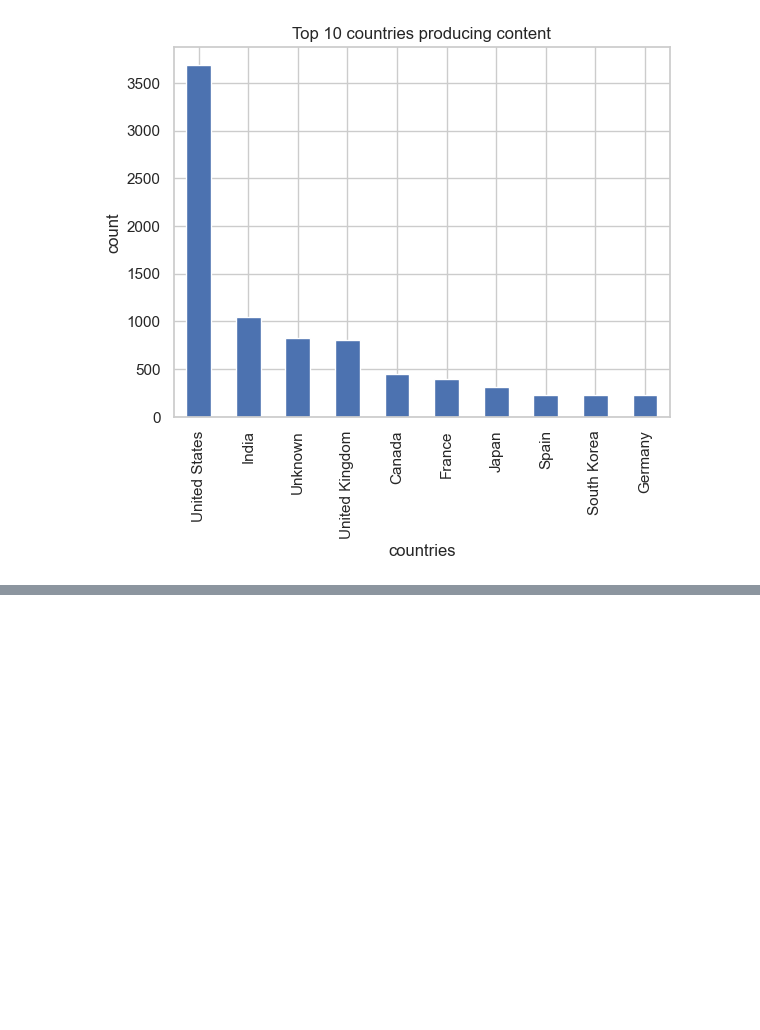
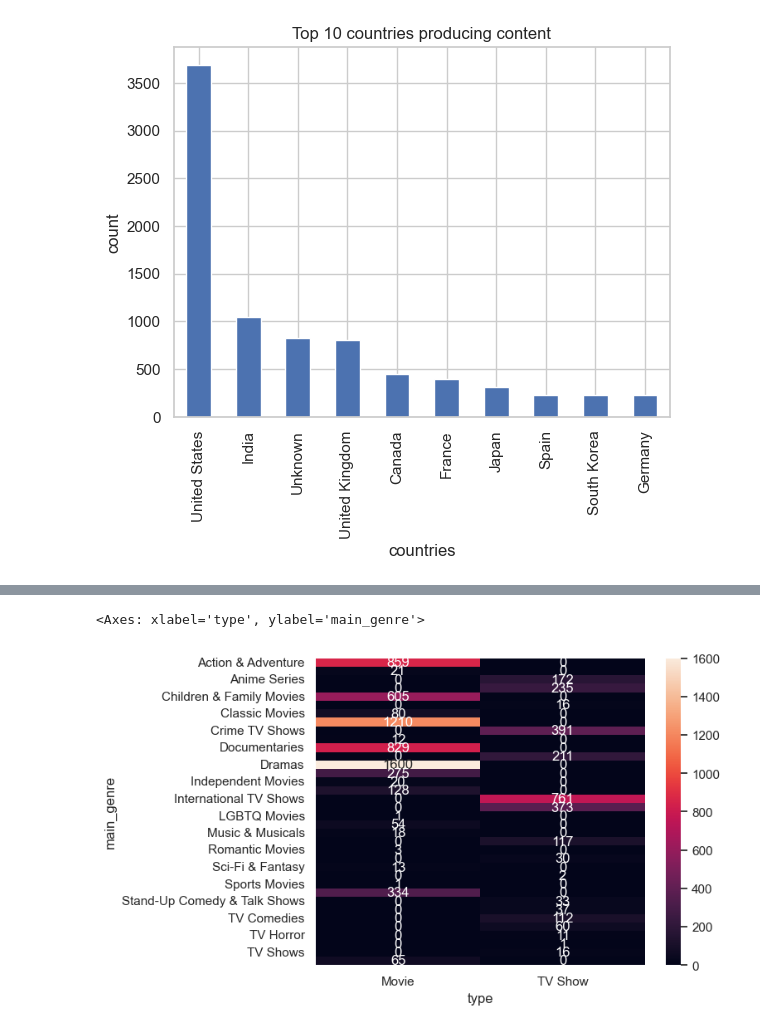
Before and after one commit to WhoisHarsha/netflix-eda, a Jupyter notebook: notebooks/netflix_eda.ipynb, the cells around one changed output, grey strips where cells are left out. Saved outputs shown, nothing was run; the diff lists cells and outputs as text; code cells hidden in the pictures; blank space fills up the shorter version.

```diff
--- a/notebooks/netflix_eda.ipynb
+++ b/notebooks/netflix_eda.ipynb
@@ -288,0 +340,8 @@ plt.show()
+# %%
+df['year_added'].value_counts().head(7).sort_index().plot(kind='line')
+
+import seaborn as sns
+sns.heatmap(pd.crosstab(df['main_genre'], df['type']), annot=True, fmt='d')
+# %% [output]
+<Axes: xlabel='type', ylabel='main_genre'>
+[figure, added]
```
Also changed, not shown: parts of 6 cells of this notebook, 1 other file.
